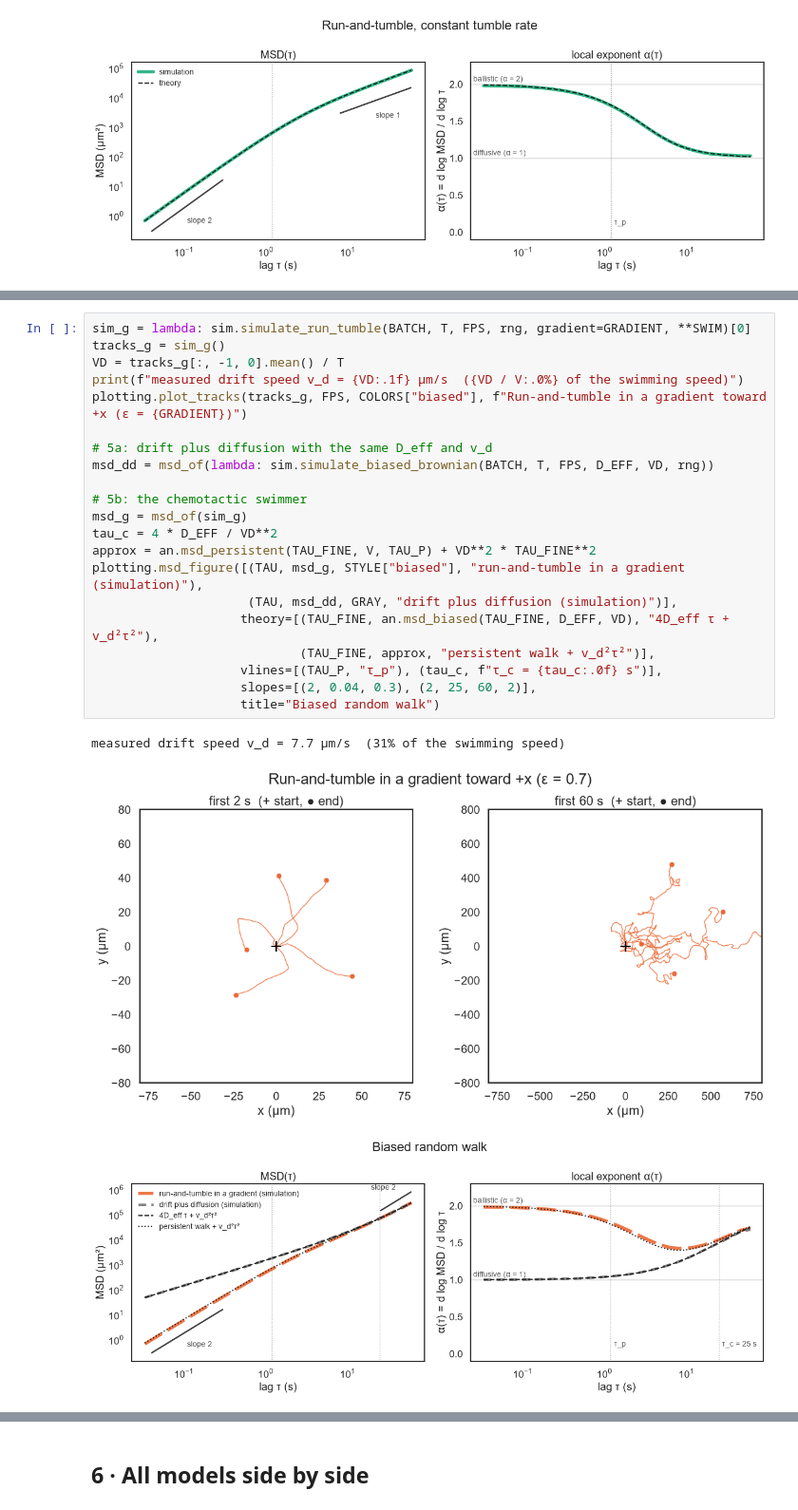
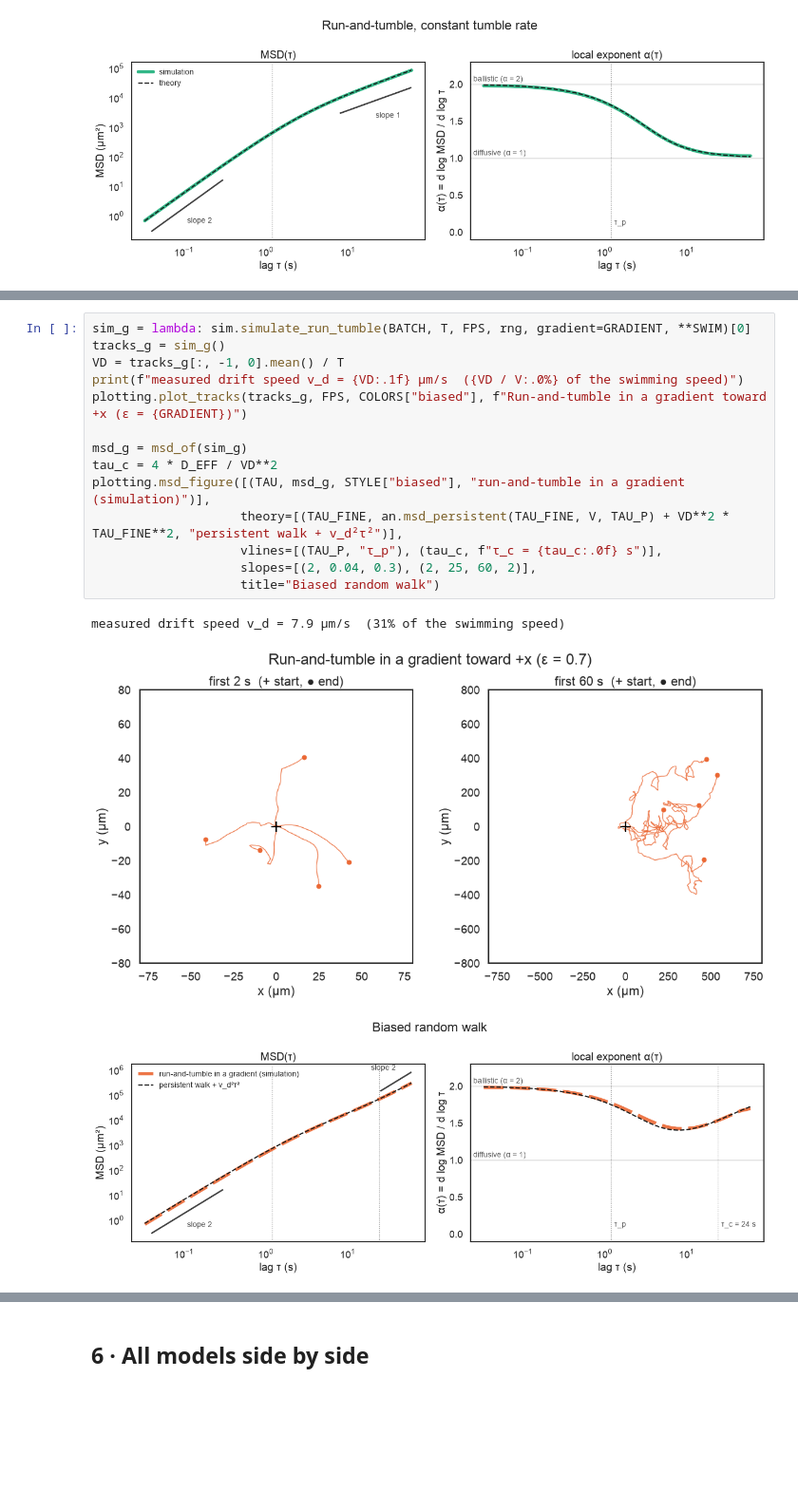
Before and after one commit to emonetlab/random_walk, a Jupyter notebook: notebooks/NB2_msd.ipynb, the cells around one changed output, grey strips where cells are left out. Shown at 95% size. Drawn from its saved outputs; the diff is of its cells as text; blank space fills up the shorter version.

```diff
--- a/notebooks/NB2_msd.ipynb
+++ b/notebooks/NB2_msd.ipynb
@@ -223,26 +220,19 @@ Runs up the gradient last longer, so on average the cell drifts toward the attra
 # %%
 sim_g = lambda: sim.simulate_run_tumble(BATCH, T, FPS, rng, gradient=GRADIENT, **SWIM)[0]
 tracks_g = sim_g()
 VD = tracks_g[:, -1, 0].mean() / T
 print(f"measured drift speed v_d = {VD:.1f} µm/s  ({VD / V:.0%} of the swimming speed)")
 plotting.plot_tracks(tracks_g, FPS, COLORS["biased"], f"Run-and-tumble in a gradient toward +x (ε = {GRADIENT})")
 
-# 5a: drift plus diffusion with the same D_eff and v_d
-msd_dd = msd_of(lambda: sim.simulate_biased_brownian(BATCH, T, FPS, D_EFF, VD, rng))
-
-# 5b: the chemotactic swimmer
 msd_g = msd_of(sim_g)
 tau_c = 4 * D_EFF / VD**2
-approx = an.msd_persistent(TAU_FINE, V, TAU_P) + VD**2 * TAU_FINE**2
-plotting.msd_figure([(TAU, msd_g, STYLE["biased"], "run-and-tumble in a gradient (simulation)"),
-                     (TAU, msd_dd, GRAY, "drift plus diffusion (simulation)")],
-                    theory=[(TAU_FINE, an.msd_biased(TAU_FINE, D_EFF, VD), "4D_eff τ + v_d²τ²"),
-                            (TAU_FINE, approx, "persistent walk + v_d²τ²")],
+plotting.msd_figure([(TAU, msd_g, STYLE["biased"], "run-and-tumble in a gradient (simulation)")],
+                    theory=[(TAU_FINE, an.msd_persistent(TAU_FINE, V, TAU_P) + VD**2 * TAU_FINE**2, "persistent walk + v_d²τ²")],
                     vlines=[(TAU_P, "τ_p"), (tau_c, f"τ_c = {tau_c:.0f} s")],
                     slopes=[(2, 0.04, 0.3), (2, 25, 60, 2)],
                     title="Biased random walk")
 # %% [output]
-measured drift speed v_d = 7.7 µm/s  (31% of the swimming speed)
+measured drift speed v_d = 7.9 µm/s  (31% of the swimming speed)
-[figure, old version]
+[figure, new version]
-[figure, old version]
+[figure, new version]
 # %% [markdown]
```
Also changed, not shown: parts of 27 cells of this notebook.
